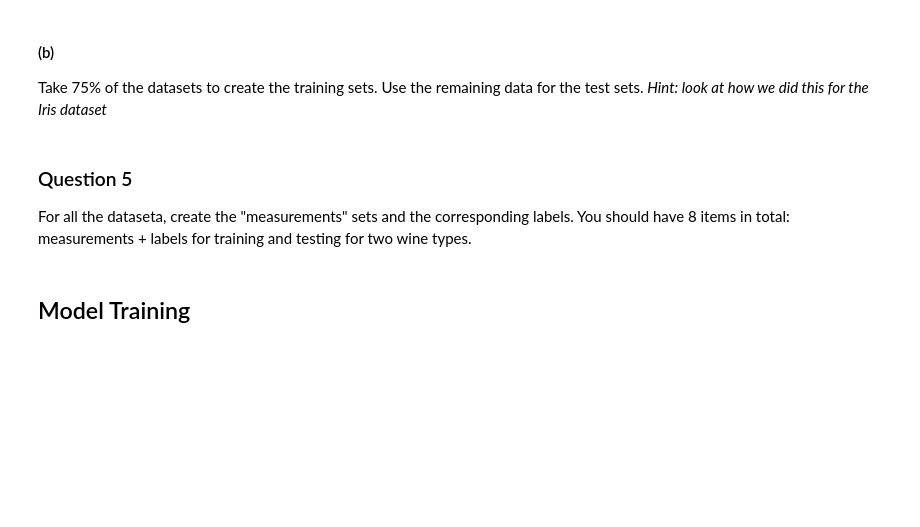
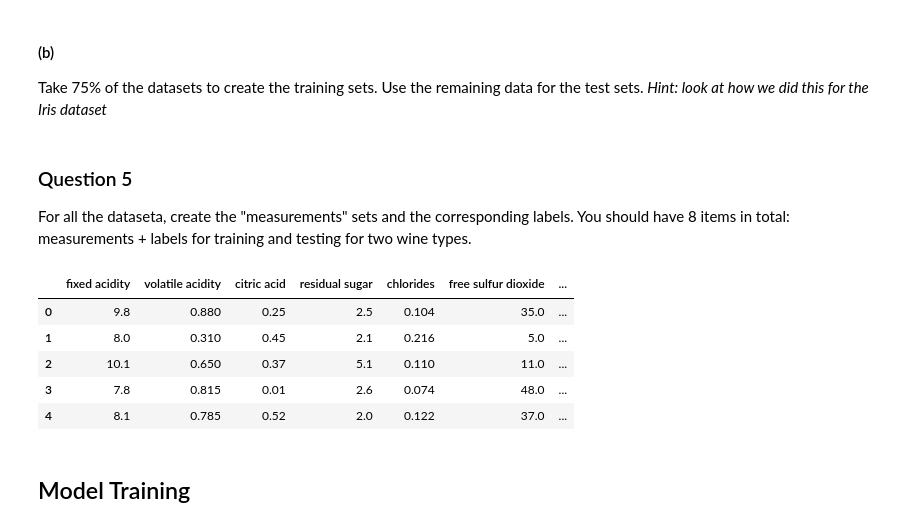
Before and after one commit to vibilanj/cmps, a Jupyter notebook: homework/Wine_Classification_project.ipynb, the cells around one changed output. Saved outputs shown, nothing was run; the diff lists cells and outputs as text; code cells hidden in the pictures; blank space fills up the shorter version.

```diff
--- a/homework/Wine_Classification_project.ipynb
+++ b/homework/Wine_Classification_project.ipynb
@@ -93,6 +93,9 @@ We would like to be able to classify our wines as "good" (quality 7 or above) or
 
 Add a column to both datasets that labels the wine as good or not. Remember, later on we will want to use this label in our neural networks so think of how to make it computationally friendly.
 *Hint: Take a look here https://stackoverflow.com/questions/26886653/pandas-create-new-column-based-on-values-from-other-columns*
+# %%
+red_wine_data["good quality"] = red_wine_data.apply(lambda x: x["quality"] >= 7, axis=1)
+white_wine_data["good quality"] = white_wine_data.apply(lambda x: x["quality"] >= 7, axis=1)
 # %% [markdown]
 ### Question 4
 
@@ -101,6 +104,13 @@ The next step is to create the training and the test sets. Here, we will use 75%
 #### (a)
 
 We don't know whether the items in the table are arranged in any way. Shuffle them. *Hint: search 'pandas shuffle'. Look at the stackoverflow result.*
+# %%
+red_wine_data = red_wine_data.sample(frac = 1).reset_index(drop = True)
+white_wine_data = white_wine_data.sample(frac = 1).reset_index(drop = True)
 # %% [markdown]
 #### (b)
 Take 75% of the datasets to create the training sets. Use the remaining data for the test sets. *Hint: look at how we did this for the Iris dataset*
+# %%
+train_amount_red = int(0.75 * len(red_wine_data))
+train_red_wine = red_wine_data.head(train_amount_red)
+test_red_wine = red_wine_data.tail(len(red_wine_data) - train_amount_red)
@@ -108,6 +122,15 @@ Take 75% of the datasets to create the training sets. Use the remaining data for
 ### Question 5
 
 For all the dataseta, create the "measurements" sets and the corresponding labels. You should have 8 items in total: measurements + labels for training and testing for two wine types.
+# %%
+train_red_wine.head()
+# %% [output]
+|  | fixed acidity | volatile acidity | citric acid | residual sugar | chlorides | free sulfur dioxide | ... |
+| 0 | 9.8 | 0.880 | 0.25 | 2.5 | 0.104 | 35.0 | ... |
+| 1 | 8.0 | 0.310 | 0.45 | 2.1 | 0.216 | 5.0 | ... |
+| 2 | 10.1 | 0.650 | 0.37 | 5.1 | 0.110 | 11.0 | ... |
+| 3 | 7.8 | 0.815 | 0.01 | 2.6 | 0.074 | 48.0 | ... |
+| 4 | 8.1 | 0.785 | 0.52 | 2.0 | 0.122 | 37.0 | ... |
 # %% [markdown]
 ## Model Training
 # %% [markdown]
```
Also changed, not shown: parts of 1 cell of this notebook.
